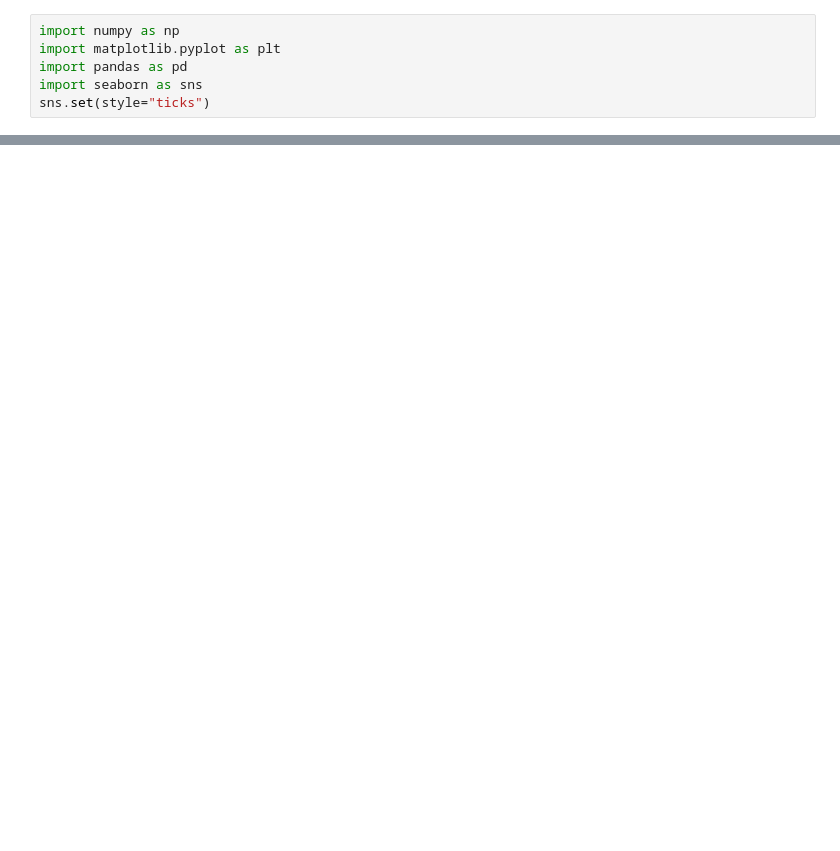
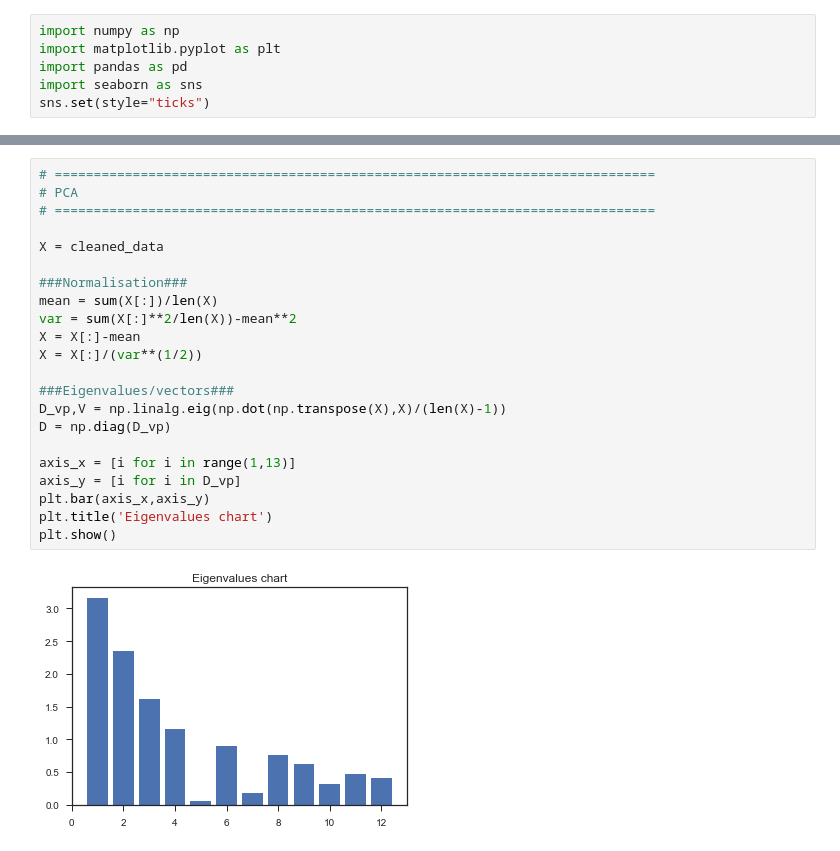
Before and after one commit to ferdoche/Projet-BigData, a Jupyter notebook: Projet_Python/Untitled.ipynb, the cells around one changed output, grey strips where cells are left out. Cells and saved outputs as stored; diff of their text form; blank space fills up the shorter version.

```diff
--- a/Projet_Python/Untitled.ipynb
+++ b/Projet_Python/Untitled.ipynb
@@ -56,0 +56,24 @@ c'est super
+# %%
+# =============================================================================
+# PCA
+# =============================================================================
+
+X = cleaned_data
+
+###Normalisation###
+mean = sum(X[:])/len(X)
+var = sum(X[:]**2/len(X))-mean**2
+X = X[:]-mean
+X = X[:]/(var**(1/2))
+
+###Eigenvalues/vectors###
+D_vp,V = np.linalg.eig(np.dot(np.transpose(X),X)/(len(X)-1))
+D = np.diag(D_vp)
+
+axis_x = [i for i in range(1,13)]
+axis_y = [i for i in D_vp]
+plt.bar(axis_x,axis_y)
+plt.title('Eigenvalues chart')
+plt.show()
+# %% [output]
+[figure, added]
```
Also changed, not shown: parts of 3 cells of this notebook.
